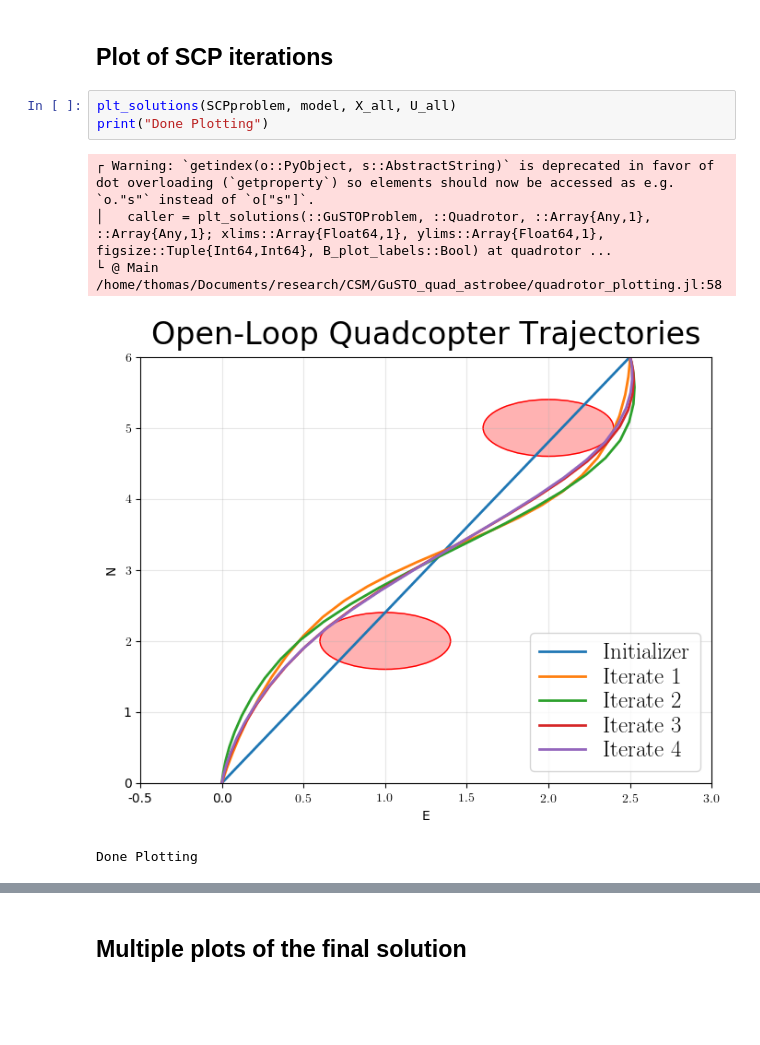
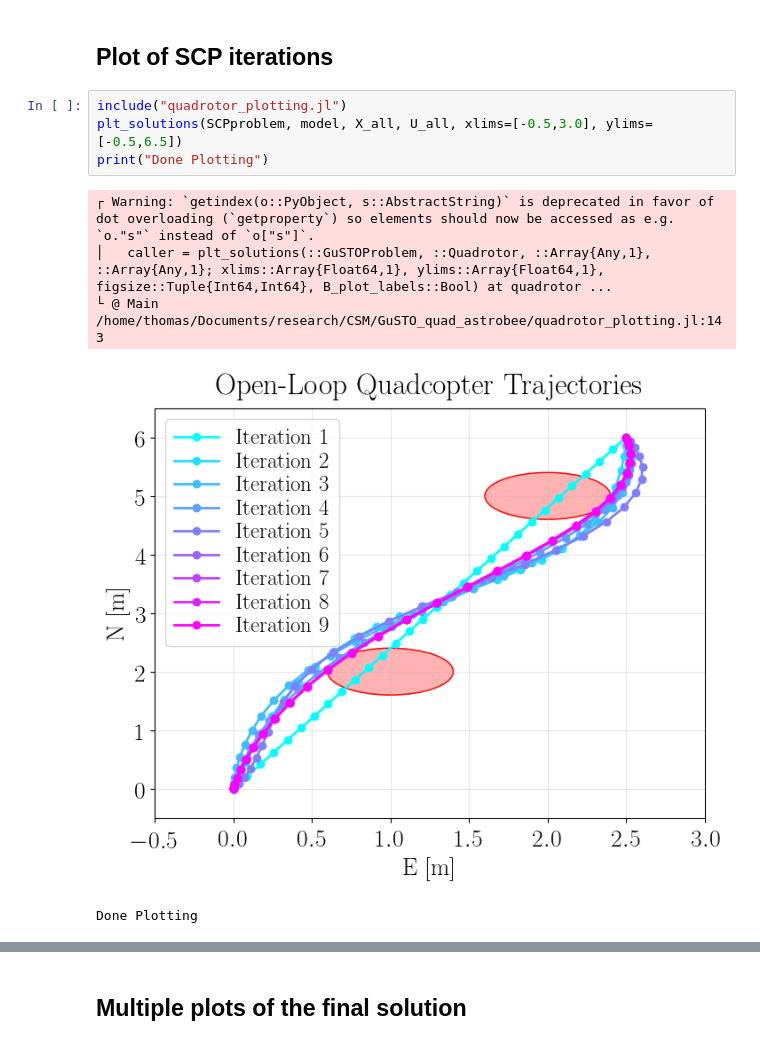
Before and after one commit to StanfordASL/GuSTO_quad_astrobee, a Jupyter notebook: quadrotor_CSM.ipynb, the cells around one changed output, grey strips where cells are left out. Cells and saved outputs as stored; diff of their text form; blank space fills up the shorter version.

```diff
--- a/quadrotor_CSM.ipynb
+++ b/quadrotor_CSM.ipynb
@@ -152,12 +152,13 @@ plt_final_angle_accel (generic function with 1 method)
 # %% [markdown]
 ## Plot of SCP iterations
 # %%
-plt_solutions(SCPproblem, model, X_all, U_all)
+include("quadrotor_plotting.jl")
+plt_solutions(SCPproblem, model, X_all, U_all, xlims=[-0.5,3.0], ylims=[-0.5,6.5])
 print("Done Plotting")
 # %% [output]
 ┌ Warning: `getindex(o::PyObject, s::AbstractString)` is deprecated in favor of dot overloading (`getproperty`) so elements should now be accessed as e.g. `o."s"` instead of `o["s"]`.
 │   caller = plt_solutions(::GuSTOProblem, ::Quadrotor, ::Array{Any,1}, ::Array{Any,1}; xlims::Array{Float64,1}, ylims::Array{Float64,1}, figsize::Tuple{Int64,Int64}, B_plot_labels::Bool) at quadrotor ...
-└ @ Main /home/thomas/Documents/research/CSM/GuSTO_quad_astrobee/quadrotor_plotting.jl:58
+└ @ Main /home/thomas/Documents/research/CSM/GuSTO_quad_astrobee/quadrotor_plotting.jl:143
-[figure, old version]
+[figure, new version]
 Done Plotting
 # %%
```
Also changed, not shown: parts of 5 cells of this notebook, 20 other files.
